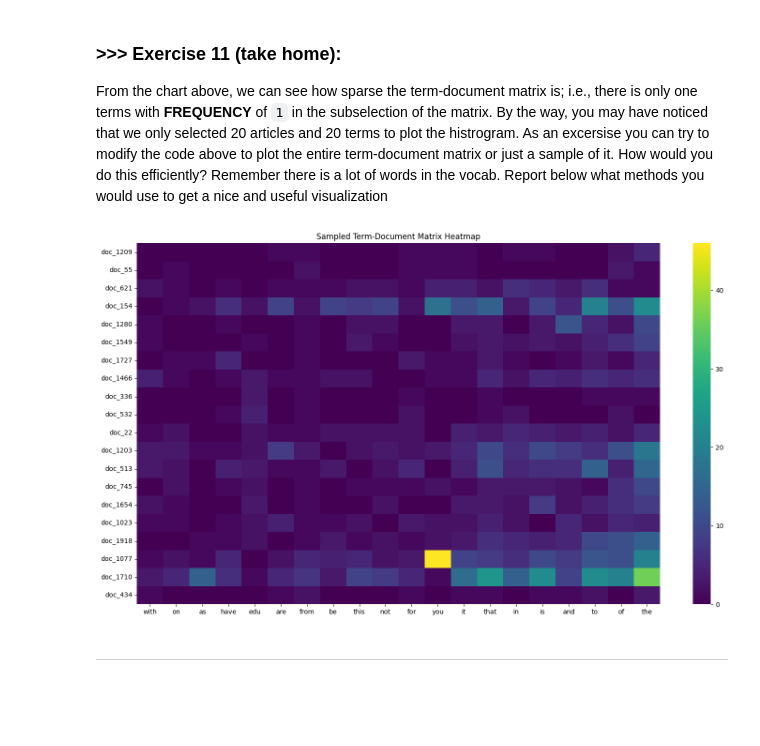
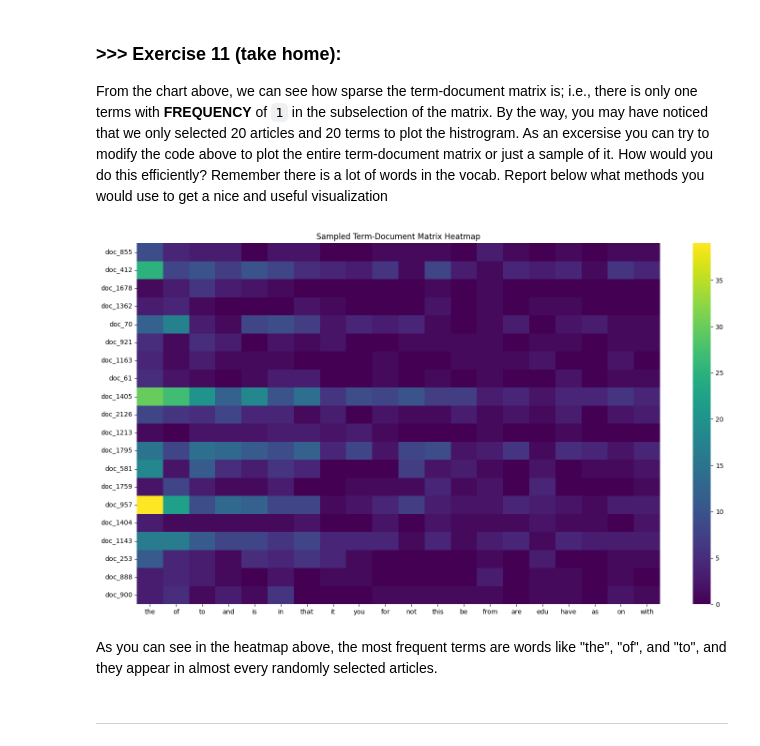
Before and after one commit to yun206000/DM2025-Lab1-Exercise, a Jupyter notebook: DM2025-Lab1-Master.ipynb, the cells around one changed output. Cells and saved outputs as stored; diff of their text form; code cells hidden in the pictures; blank space fills up the shorter version.

```diff
--- a/DM2025-Lab1-Master.ipynb
+++ b/DM2025-Lab1-Master.ipynb
@@ -1110,27 +1110,32 @@ From the chart above, we can see how sparse the term-document matrix is; i.e., t
 # %%
 # Answer here
 ###
-# I pick up 20 most frequent terms and 20 random documents.
+# I pick up 20 most frequent terms and 20 random documents to see the frequency distribution of these frequent terms.
 # And I use the heatmap to show the term frequencies in these documents.
 ###
 n_docs = 20
 n_terms = 20
 
 doc_indices = np.random.choice(X_counts.shape[0], n_docs, replace=False)
 term_frequencies = np.asarray(X_counts.sum(axis=0))[0]
+# 取最大 n_terms 的 index
 top_term_indices = np.argsort(term_frequencies)[-n_terms:]
+# 再根據 term_frequencies 的值排序
+top_term_indices_sorted = top_term_indices[np.argsort(term_frequencies[top_term_indices])[::-1]]
 
-plot_z = X_counts[doc_indices, :][:, top_term_indices].toarray()
-plot_x = count_vect.get_feature_names_out()[top_term_indices]
+plot_z = X_counts[doc_indices, :][:, top_term_indices_sorted].toarray()
+plot_x = count_vect.get_feature_names_out()[top_term_indices_sorted]
 plot_y = [f"doc_{i}" for i in doc_indices]
 
 df_todraw = pd.DataFrame(plot_z, columns=plot_x, index=plot_y)
 plt.figure(figsize=(18, 10))
 sns.heatmap(df_todraw, cmap="viridis", vmin=0, vmax=plot_z.max())
 plt.title("Sampled Term-Document Matrix Heatmap")
 plt.show()
 # %% [output]
-[figure, old version]
+[figure, new version]
+# %% [markdown]
+As you can see in the heatmap above, the most frequent terms are words like "the", "of", and "to", and they appear in almost every randomly selected articles.
 # %% [markdown]
 ---
 # %% [markdown]
```
Also changed, not shown: parts of 12 cells of this notebook, 5 other files.
